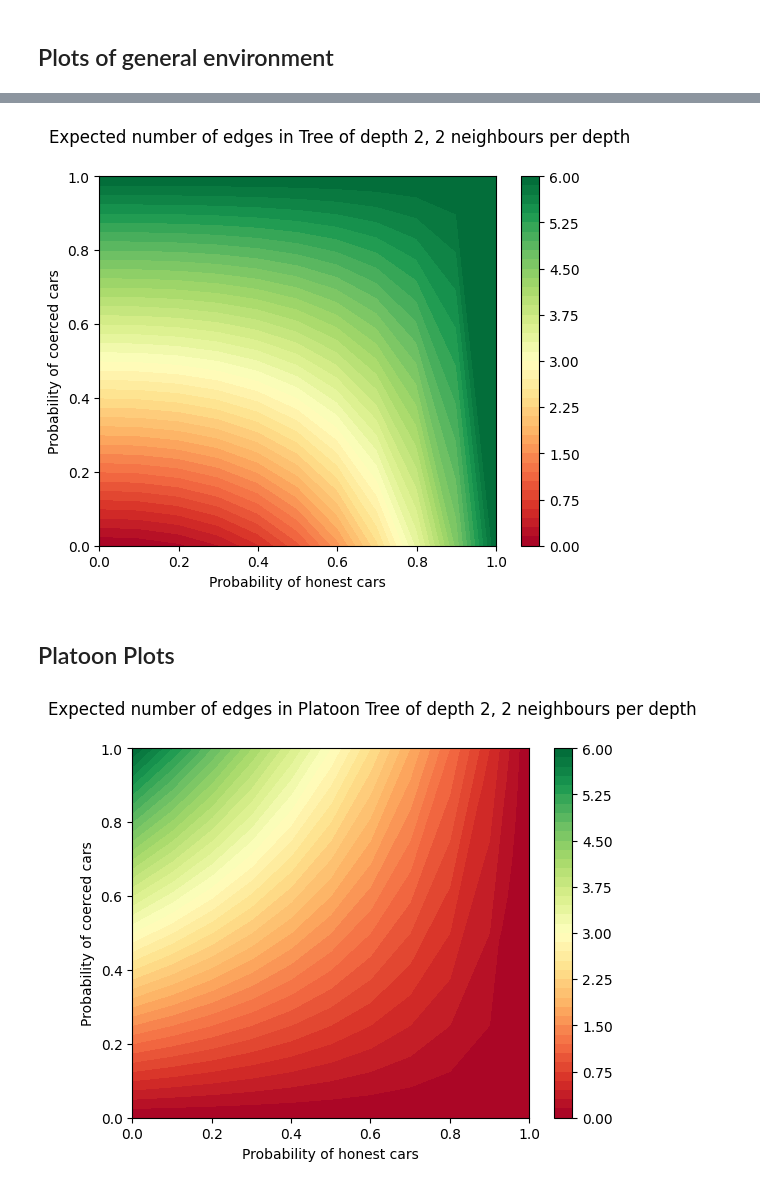
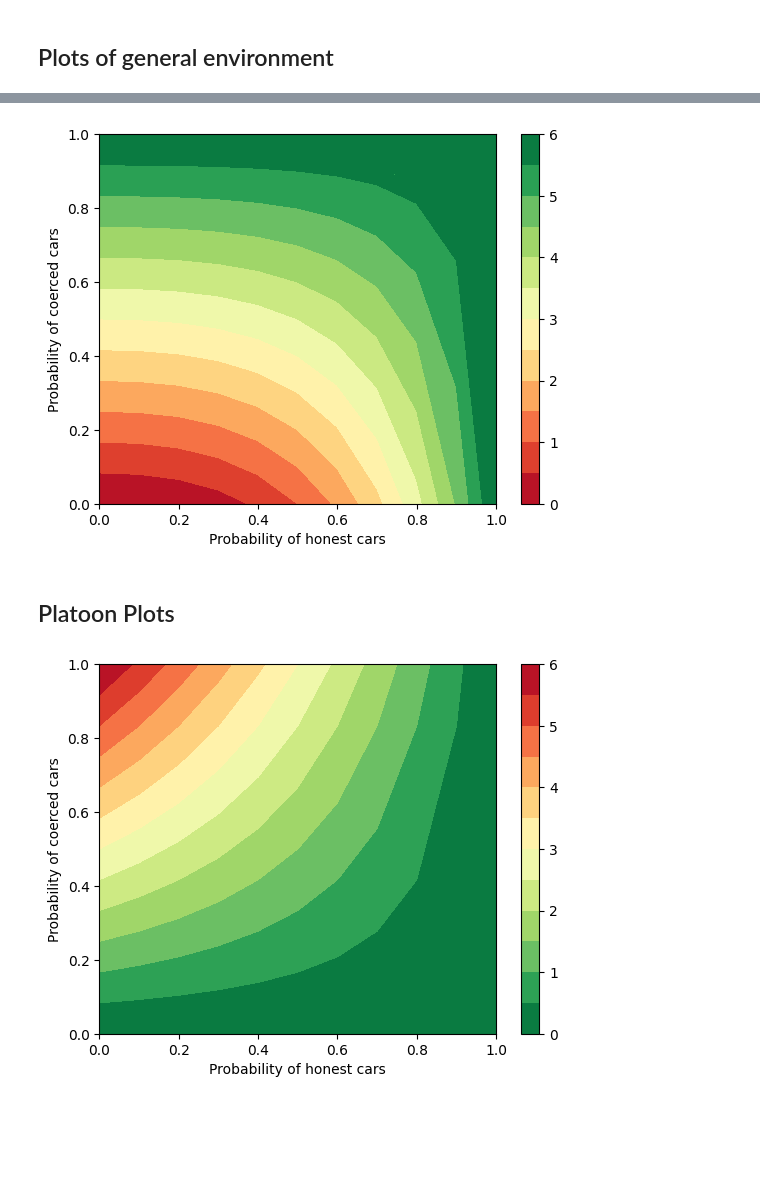
Before and after one commit to aidamanzano/TPoP-PGM, a Jupyter notebook: plots.ipynb, the cells around one changed output, grey strips where cells are left out. Cells and saved outputs as stored; diff of their text form; code cells hidden in the pictures; blank space fills up the shorter version.

Commit message:
plots for edges of trees

```diff
--- a/plots.ipynb
+++ b/plots.ipynb
@@ -57,7 +57,7 @@ ax = fig.get_figure()
 fig = plt.figure()
 
 
-fig.suptitle('Expected number of edges in Tree of depth 2, 2 neighbours per depth')
+#fig.suptitle('Expected number of edges in Tree of depth 2, 2 neighbours per depth')
 directory_pathfile = '/Users/amm3117/Desktop/TPoP PGM simulator/probabilistic_simulations/depth_2_neighbours_2/'
 dataset = sim.full_csv(directory_pathfile)
 
@@ -90,7 +90,7 @@ for i in range(X.shape[0]):
 
         else:
             Z[i, j] = z_val
-plt.contourf(X, Y, Z, vmin = 0.0, vmax = 6, levels = 48, cmap='RdYlGn')
+plt.contourf(X, Y, Z, vmin = 0.0, vmax = 6, levels = 12, cmap='RdYlGn')
 
 
 plt.xlabel(x)
@@ -100,14 +100,14 @@ plt.colorbar()
 
 ax = fig.get_figure()
 # %% [output]
-[figure, old version]
+[figure, new version]
 # %% [markdown]
 ## Platoon Plots
 # %%
 fig = plt.figure()
 
 
-fig.suptitle('Expected number of edges in Platoon Tree of depth 2, 2 neighbours per depth')
+#fig.suptitle('Expected number of edges in Platoon Tree of depth 2, 2 neighbours per depth')
 directory_pathfile = '/Users/amm3117/Desktop/TPoP PGM simulator/probabilistic_platoon_simulations/depth_2_neighbours_2/'
 dataset = sim.full_csv(directory_pathfile)
 
@@ -122,35 +122,35 @@ y = 'Probability of coerced cars'
 
 df_temp = simulations[[x, y, z]].reset_index(drop=True)
 df_temp = df_temp.groupby([x, y]).mean().reset_index()
 #print(df_temp.sort_values([x, y]))
 
 xlist = df_temp[x].values
 ylist = df_temp[y].values
 X, Y = np.meshgrid(xlist, ylist)
 Z = np.zeros(X.shape)
 
 #for each FP that equals 0, set it to a very small value below 1/1000
 for i in range(X.shape[0]):
     for j in range(X.shape[1]):
         z_val = df_temp[z][
             (df_temp[y] == Y[i, j]) & (df_temp[x] == X[i, j])
         ]
         if z_val.empty:
             Z[i, j] = None
 
         else:
             Z[i, j] = z_val
-plt.contourf(X, Y, Z, vmin = 0.0, vmax = 6, levels = 48, cmap='RdYlGn')
+plt.contourf(X, Y, Z, vmin = 0.0, vmax = 6, levels = 12, cmap='RdYlGn_r')
 
 
 plt.xlabel(x)
 plt.ylabel(y)
 plt.colorbar()
 #fig.colorbar(cp)
 
 ax = fig.get_figure()
 # %% [output]
-[figure, old version]
+[figure, new version]
 # %%
 fig = plt.figure()
 
```
Also changed, not shown: parts of 2 cells of this notebook, 4 other files.
